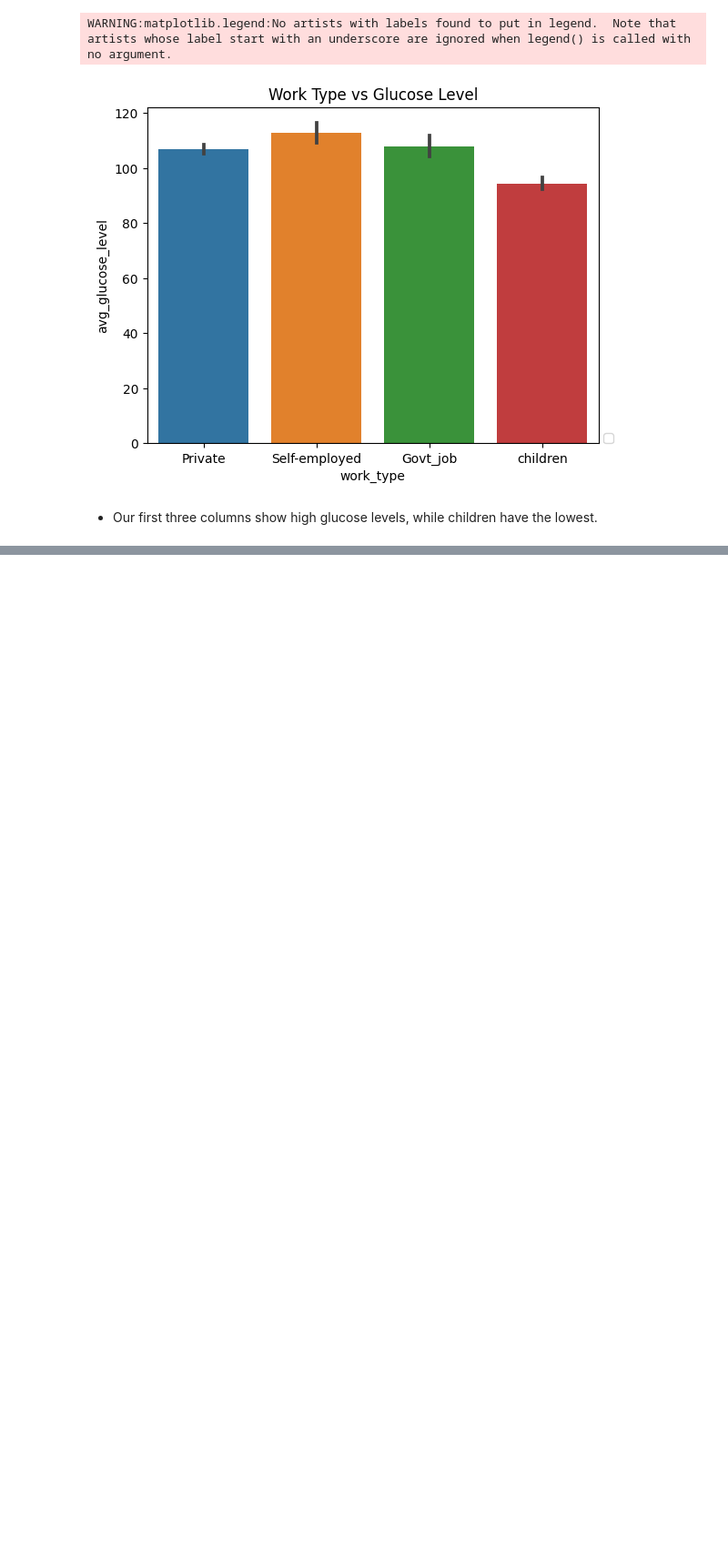
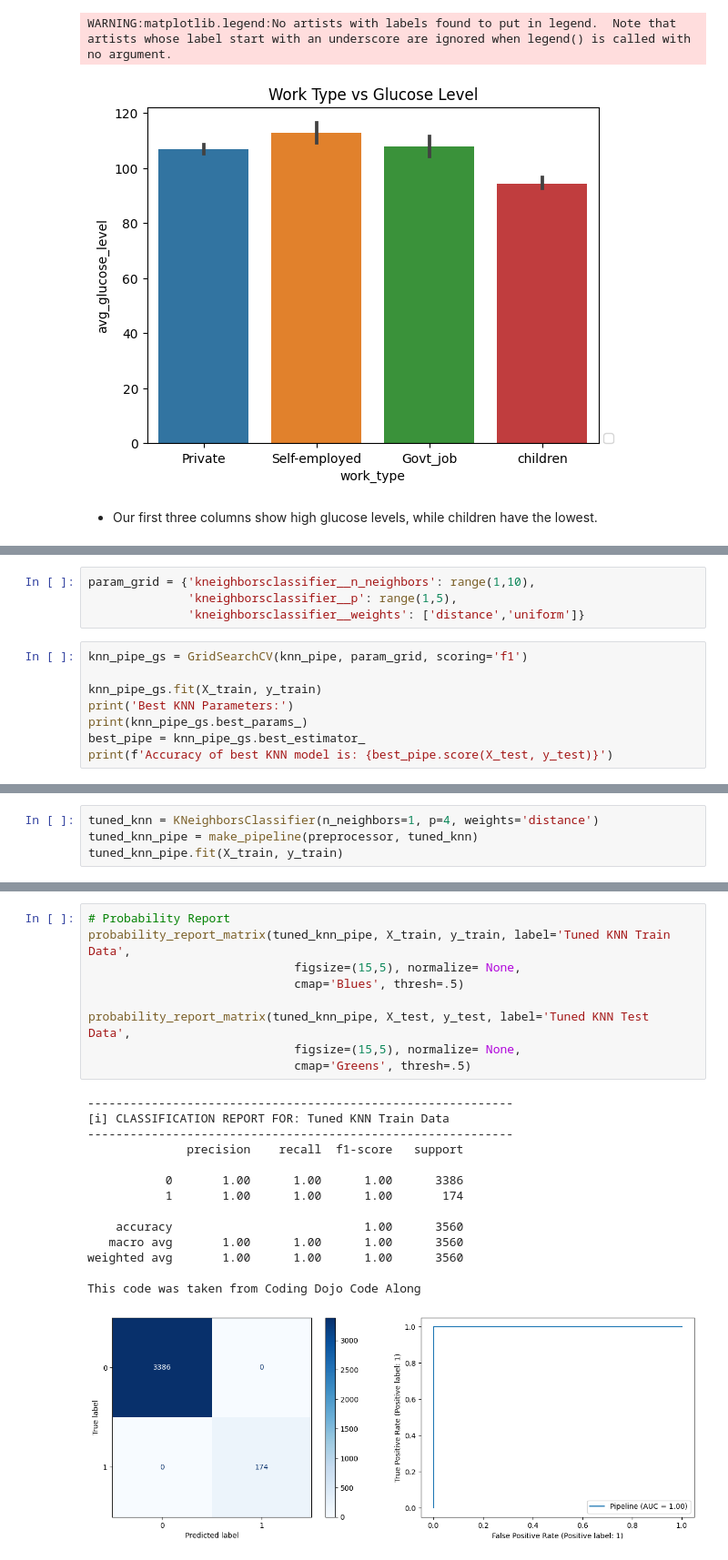
Before and after one commit to tjbingamon/Stroke-Prediction-Dataset, a Jupyter notebook: Stroke_Prediction.ipynb, the cells around one changed output, grey strips where cells are left out. Shown at 91% size. Saved outputs shown, nothing was run; the diff lists cells and outputs as text; blank space fills up the shorter version.

```diff
--- a/Stroke_Prediction.ipynb
+++ b/Stroke_Prediction.ipynb
@@ -400,0 +595,12 @@ WARNING:matplotlib.legend:No artists with labels found to put in legend.  Note t
+# %%
+param_grid = {'kneighborsclassifier__n_neighbors': range(1,10),
+              'kneighborsclassifier__p': range(1,5),
+              'kneighborsclassifier__weights': ['distance','uniform']}
+# %%
+knn_pipe_gs = GridSearchCV(knn_pipe, param_grid, scoring='f1')
+
+knn_pipe_gs.fit(X_train, y_train)
+print('Best KNN Parameters:')
+print(knn_pipe_gs.best_params_)
+best_pipe = knn_pipe_gs.best_estimator_
+print(f'Accuracy of best KNN model is: {best_pipe.score(X_test, y_test)}')
@@ -400,0 +613,4 @@ WARNING:matplotlib.legend:No artists with labels found to put in legend.  Note t
+# %%
+tuned_knn = KNeighborsClassifier(n_neighbors=1, p=4, weights='distance')
+tuned_knn_pipe = make_pipeline(preprocessor, tuned_knn)
+tuned_knn_pipe.fit(X_train, y_train)
@@ -400,0 +628,24 @@ WARNING:matplotlib.legend:No artists with labels found to put in legend.  Note t
+# %%
+# Probability Report
+probability_report_matrix(tuned_knn_pipe, X_train, y_train, label='Tuned KNN Train Data',
+                             figsize=(15,5), normalize= None,
+                             cmap='Blues', thresh=.5)
+
+probability_report_matrix(tuned_knn_pipe, X_test, y_test, label='Tuned KNN Test Data',
+                             figsize=(15,5), normalize= None,
+                             cmap='Greens', thresh=.5)
+# %% [output]
+------------------------------------------------------------
+[i] CLASSIFICATION REPORT FOR: Tuned KNN Train Data
+------------------------------------------------------------
+              precision    recall  f1-score   support
+
+           0       1.00      1.00      1.00      3386
+           1       1.00      1.00      1.00       174
+
+    accuracy                           1.00      3560
+   macro avg       1.00      1.00      1.00      3560
+weighted avg       1.00      1.00      1.00      3560
+
+This code was taken from Coding Dojo Code Along
+[figure, added]
```
Also changed, not shown: parts of 103 cells of this notebook.
